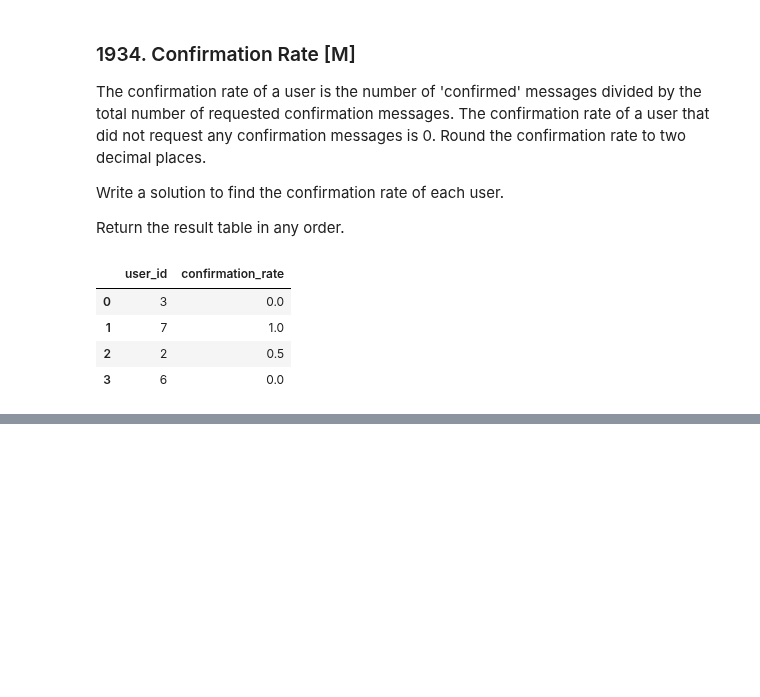
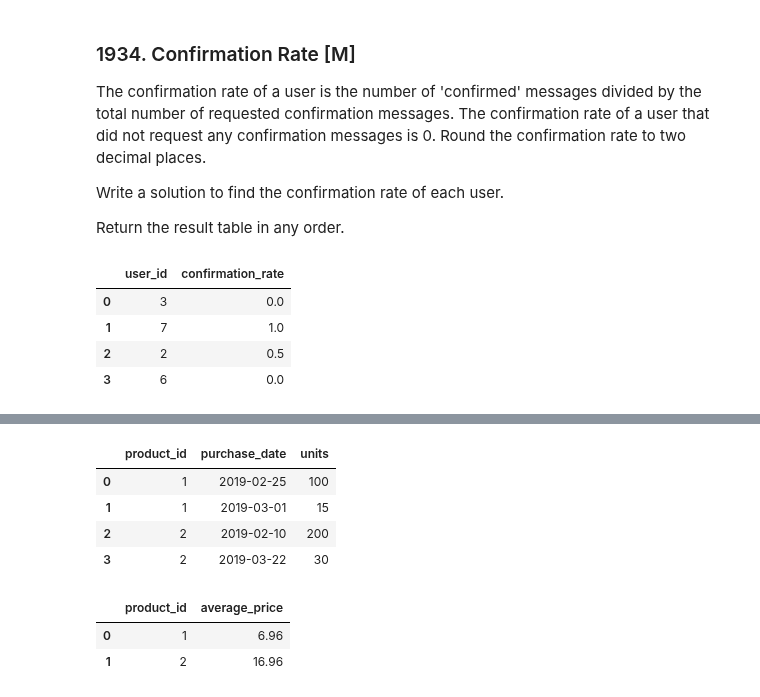
Before and after one commit to drwslv/LeetCode-Pandas, a Jupyter notebook: sql_50_pandas.ipynb, the cells around one changed output, grey strips where cells are left out. Drawn from its saved outputs; the diff is of its cells as text; code cells hidden in the pictures; blank space fills up the shorter version.

```diff
--- a/sql_50_pandas.ipynb
+++ b/sql_50_pandas.ipynb
@@ -550,0 +592,24 @@ confirmation_rate(signups, confirmations)
+# %%
+units_sold
+# %% [output]
+|  | product_id | purchase_date | units |
+| 0 | 1 | 2019-02-25 | 100 |
+| 1 | 1 | 2019-03-01 | 15 |
+| 2 | 2 | 2019-02-10 | 200 |
+| 3 | 2 | 2019-03-22 | 30 |
+# %%
+df = pd.merge(prices, units_sold, how='left', on='product_id') # product_id start end price purchase_date units
+df = df[ (df['purchase_date'] >= df['start_date']) & (df['purchase_date'] <= df['end_date']) ]
+df['price_unit'] = df['price'] * df['units'] # product_id unit price price_unit   sum: price_unit unit
+df = df.groupby(['product_id'], as_index=False).agg(price_unit=('price_unit','sum'), unit=('units','sum'))
+df['average_price'] = round(df['price_unit']/df['unit'] + 1e-9, 2)
+df = df[['product_id','average_price']]
+
+prod_master = units_sold[['product_id']].drop_duplicates()
+df = pd.merge(prod_master, df, how='left', on='product_id')
+df['average_price'] = df['average_price'].fillna(0)
+df
+# %% [output]
+|  | product_id | average_price |
+| 0 | 1 | 6.96 |
+| 1 | 2 | 16.96 |
```
Also changed, not shown: parts of 11 cells of this notebook, 1 other file.
